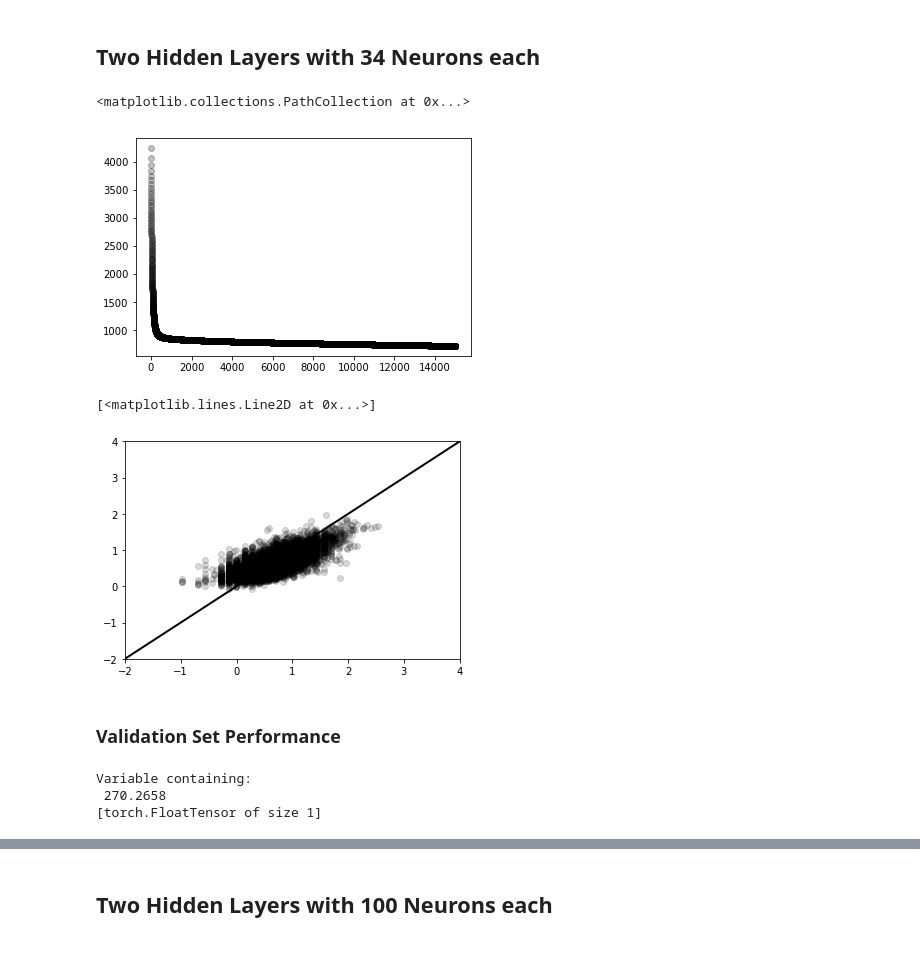
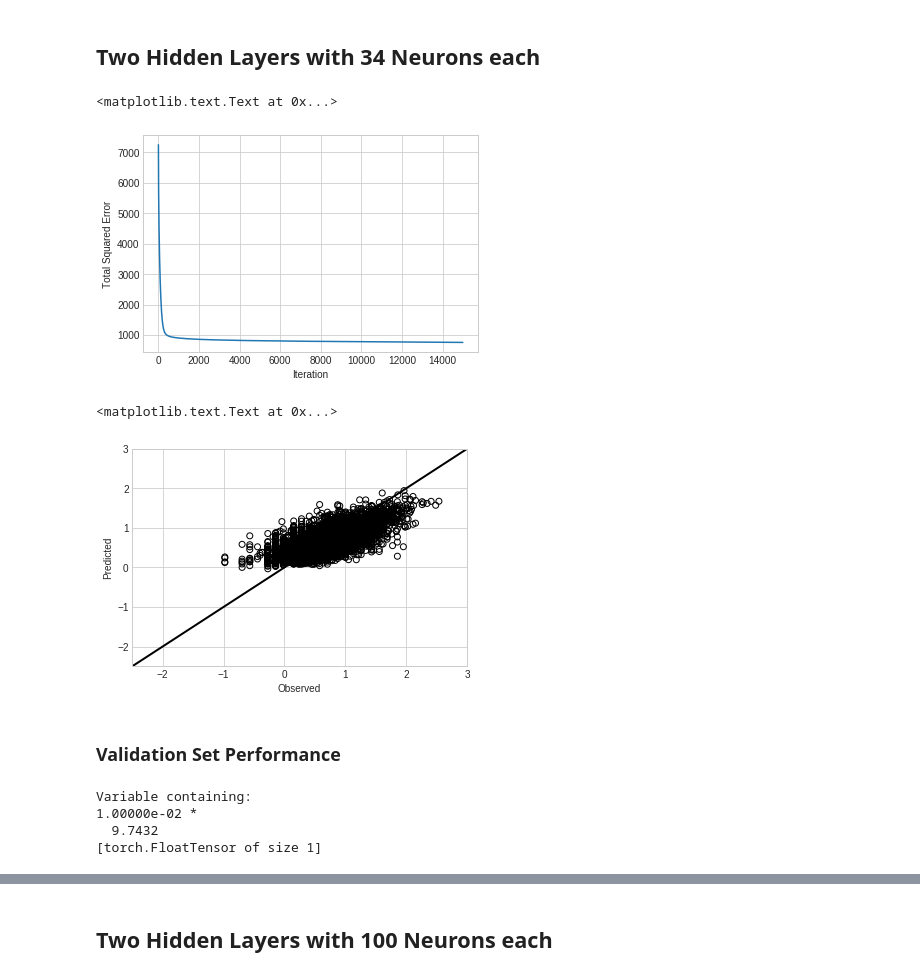
Before and after one commit to jdiaz4302/tornadoesr, a Jupyter notebook: Complete_Workflow/19_very_wide_holistic_models_no_zeros.ipynb, the cells around one changed output, grey strips where cells are left out. Drawn from its saved outputs; the diff is of its cells as text; code cells hidden in the pictures.

Commit message:
Infinitely better plots

```diff
--- a/Complete_Workflow/19_very_wide_holistic_models_no_zeros.ipynb
+++ b/Complete_Workflow/19_very_wide_holistic_models_no_zeros.ipynb
@@ -7,6 +7,7 @@ import torch
 from torch.autograd import Variable
 import numpy as np
 import matplotlib.pyplot as plt
+plt.style.use('seaborn-whitegrid')
 %matplotlib inline
 import pylab
 import math
@@ -193,10 +194,14 @@ for t in range(15000):
 iterations = list(range(0, 15000))
 # %%
 # Plot summed error as a function of iteration
-plt.scatter(iterations, errors, c = "black", alpha = 0.25)
+plt.plot(iterations, errors)
+
+plt.xlabel("Iteration")
+
+plt.ylabel("Total Squared Error")
 # %% [output]
-<matplotlib.collections.PathCollection at 0x...>
+<matplotlib.text.Text at 0x...>
-[figure, old version]
+[figure, new version]
 # %%
 # Get rid of the 2nd dimension of 1 from the FloatTensor
 y_pred_resized = y_pred.resize(8308)
@@ -222,17 +239,21 @@ outcomes_list = outcomes_array.tolist()
 # %%
 # Plot predictions versus training set outcomes
-plt.scatter(outcomes_list, y_pred_list, c = "black", alpha = 0.15)
+plt.scatter(outcomes_list, y_pred_list, facecolors = "none", edgecolors = "k")
 
 axes = plt.gca()
 
-axes.set_xlim([-2, 4])
+axes.set_xlim([-2.5, 3])
 
-axes.set_ylim([-2, 4])
+axes.set_ylim([-2.5, 3])
 
-plt.plot([-2, 4], [-2, 4], 'k-', lw=2)
+plt.plot([-2.5, 3], [-2.5, 3], 'k-', lw = 2)
+
+plt.xlabel("Observed")
+
+plt.ylabel("Predicted")
 # %% [output]
-[<matplotlib.lines.Line2D at 0x...>]
+<matplotlib.text.Text at 0x...>
-[figure, old version]
+[figure, new version]
 # %% [markdown]
 ### Validation Set Performance
 # %%
@@ -282,12 +303,18 @@ valid_predictors_Variable = Variable(valid_predictors_Tensor)
 y_valid_pred = model(valid_predictors_Variable)
 
 
-# Print the loss
-loss_fn(y_valid_pred,
-        valid_outcomes_Variable)
+# Get the loss - (total) residual sum of squares
+total_SE = loss_fn(y_valid_pred, valid_outcomes_Variable)
+
+
+# Average that to get mean square error
+mean_SE = total_SE / len(y_valid_pred)
+
+mean_SE
 # %% [output]
 Variable containing:
- 270.2658
+1.00000e-02 *
+  9.7432
 [torch.FloatTensor of size 1]
 # %%
 # Computing the total sum of squares
```
Also changed, not shown: parts of 22 cells of this notebook.
